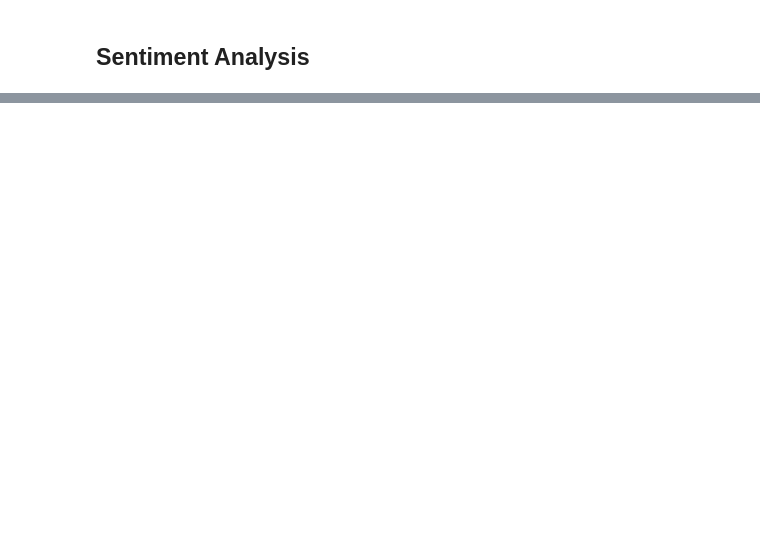
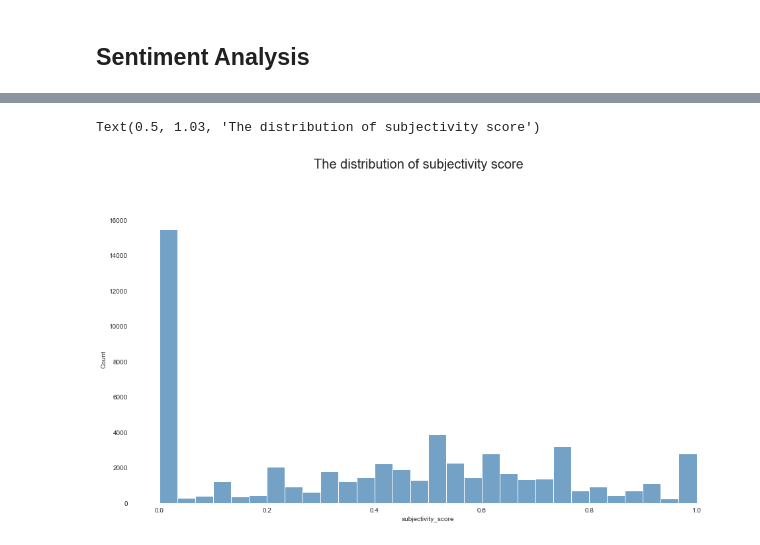
Before and after one commit to TZstatsADS/Spring2021-Project5-group2, a Jupyter notebook: doc/Sentiment Analysis.ipynb, the cells around one changed output, grey strips where cells are left out. Cells and saved outputs as stored; diff of their text form; code cells hidden in the pictures; blank space fills up the shorter version.

```diff
--- a/doc/Sentiment Analysis.ipynb
+++ b/doc/Sentiment Analysis.ipynb
@@ -117,3 +180,18 @@ def _normalize_contractions_text(text, contractions):
+# %%
+def deEmojify(tweets):
+    clean_tweets = []
+
+    for tweet in tweets:
+        regrex_pattern = re.compile(pattern = "["
+            u"\U0001F600-\U0001F64F"  # emoticons
+            u"\U0001F300-\U0001F5FF"  # symbols & pictographs
+            u"\U0001F680-\U0001F6FF"  # transport & map symbols
+            u"\U0001F1E0-\U0001F1FF"  # flags (iOS)
+                               "]+", flags = re.UNICODE)
+
+        clean_tweets.append(regrex_pattern.sub(r'', tweet))
+
+    return clean_tweets
 # %%
 def normalization_pipeline(tweets):
 
@@ -201,0 +260,11 @@ df
+# %%
+# Plotting objectivity
+# subjectivity_score = 0: very objective
+# subjectivity_score = 1: very subjective
+fig, ax = plt.subplots(figsize=(16,8))
+g1 = sns.histplot(x=df['subjectivity_score'], color="steelblue", bins = 30)
+get_rid_of_spine([ax])
+plt.suptitle("The distribution of subjectivity score", y = 1.03, fontsize=20)
+# %% [output]
+Text(0.5, 1.03, 'The distribution of subjectivity score')
+[figure, added]
```
Also changed, not shown: parts of 17 cells of this notebook, 1 other file.
